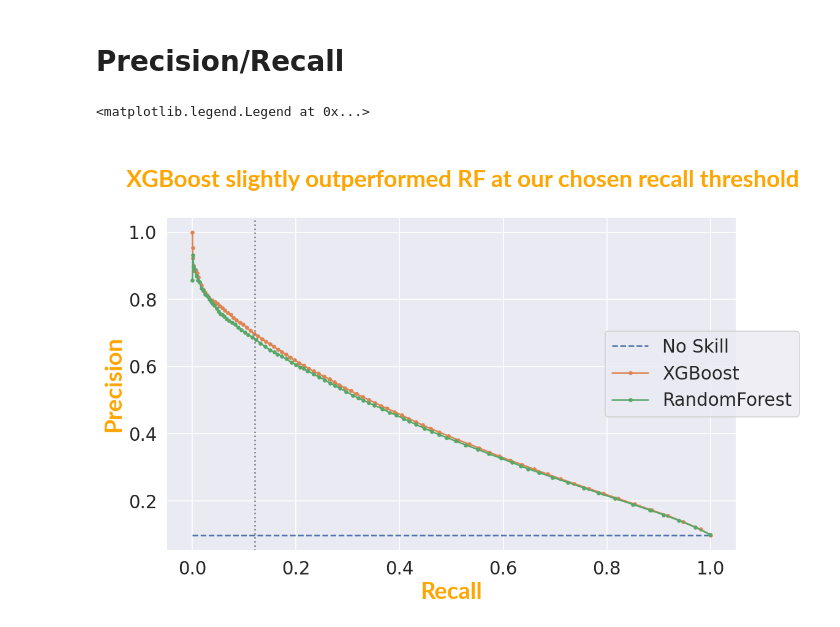
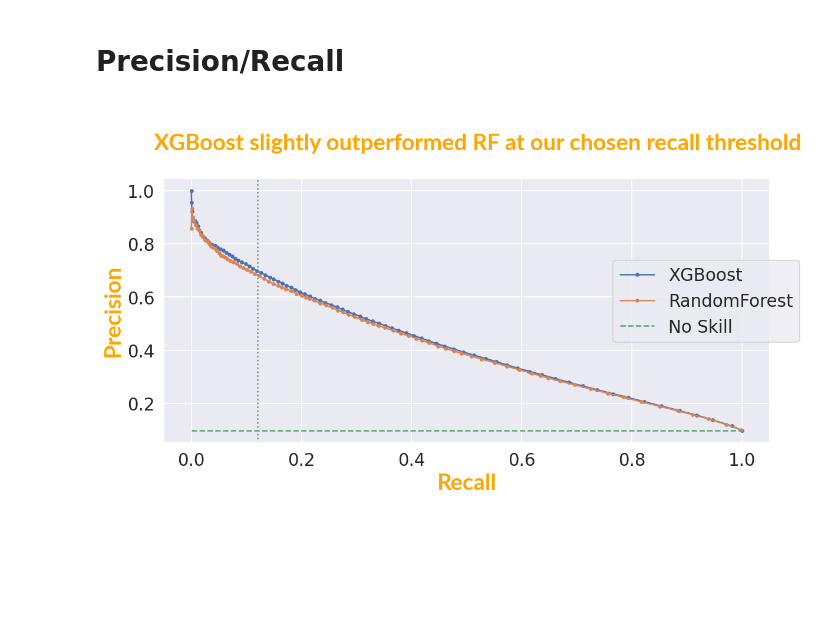
Before and after one commit to edubu2/metis-project3, a Jupyter notebook: code/model_analysis.ipynb, the cells around one changed output. Saved outputs shown, nothing was run; the diff lists cells and outputs as text; code cells hidden in the pictures; blank space fills up the shorter version.

```diff
--- a/code/model_analysis.ipynb
+++ b/code/model_analysis.ipynb
@@ -422,6 +324,12 @@ max_f1, max_f2 = pull_optimal_fs(f1_thresholds, f2_thresholds)
 max_f1, max_f2
 # %% [output]
 ((0.22, 0.43784245795386645), (0.12, 0.5319898591824849))
+# %%
+# using threshold = 0.22
+
+threshold = 0.22
+title = "Optimal F-1 threshold places too much emphasis on precision"
+make_confusion_matrix(xgb_fit, save_to="../etc/cm_optimal_f1.png", threshold=threshold, title=title)
 # %% [markdown]
 ## Now we have our optimal threshold (in terms of F2).
 
@@ -468,31 +374,32 @@ rf_precision = list(rf_f2_precision_thresholds.values())
 # %%
 label_font = {'family': 'Lato',
     'color':  'orange',
     'weight': 'bold',
     'size': 23,
     }
 
 title_font = {'family': 'Lato',
     'color':  'orange',
     'weight': 'bold',
     'size': 27,
     }
 
 title = """
     XGBoost slightly outperformed RF at our chosen recall threshold
     """
 
 ax = plt.figure(figsize=(10, 6), dpi=120)
 
-plt.plot([0, 1], [no_skill, no_skill], linestyle='--', label="No Skill")
 plt.plot(recall, precision, marker='.', label="XGBoost")
 plt.plot(rf_recall, rf_precision, marker='.', label="RandomForest")
+plt.plot([0, 1], [no_skill, no_skill], linestyle='--', label="No Skill")
 plt.axvline(x=0.12, ls=':', color='gray')
 
 plt.title(title, fontdict=label_font)
 plt.xlabel("Recall", fontdict=label_font)
 plt.ylabel("Precision", fontdict=label_font)
 ax.legend(loc='center right')
+plt.tight_layout()
+plt.savefig('../etc/pr_comparison.png')
 # %% [output]
-<matplotlib.legend.Legend at 0x...>
-[figure, old version]
+[figure, new version]
```
Also changed, not shown: parts of 16 cells of this notebook, 3 other files.
